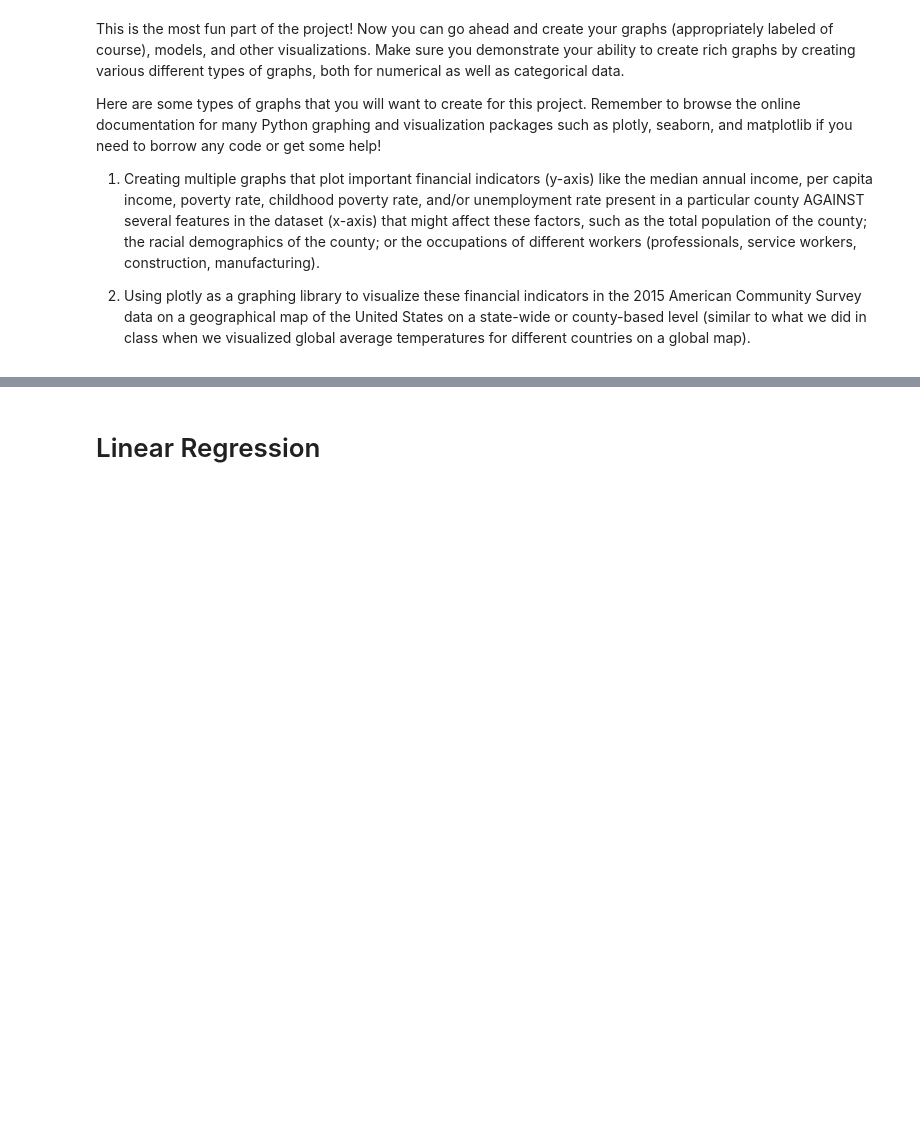
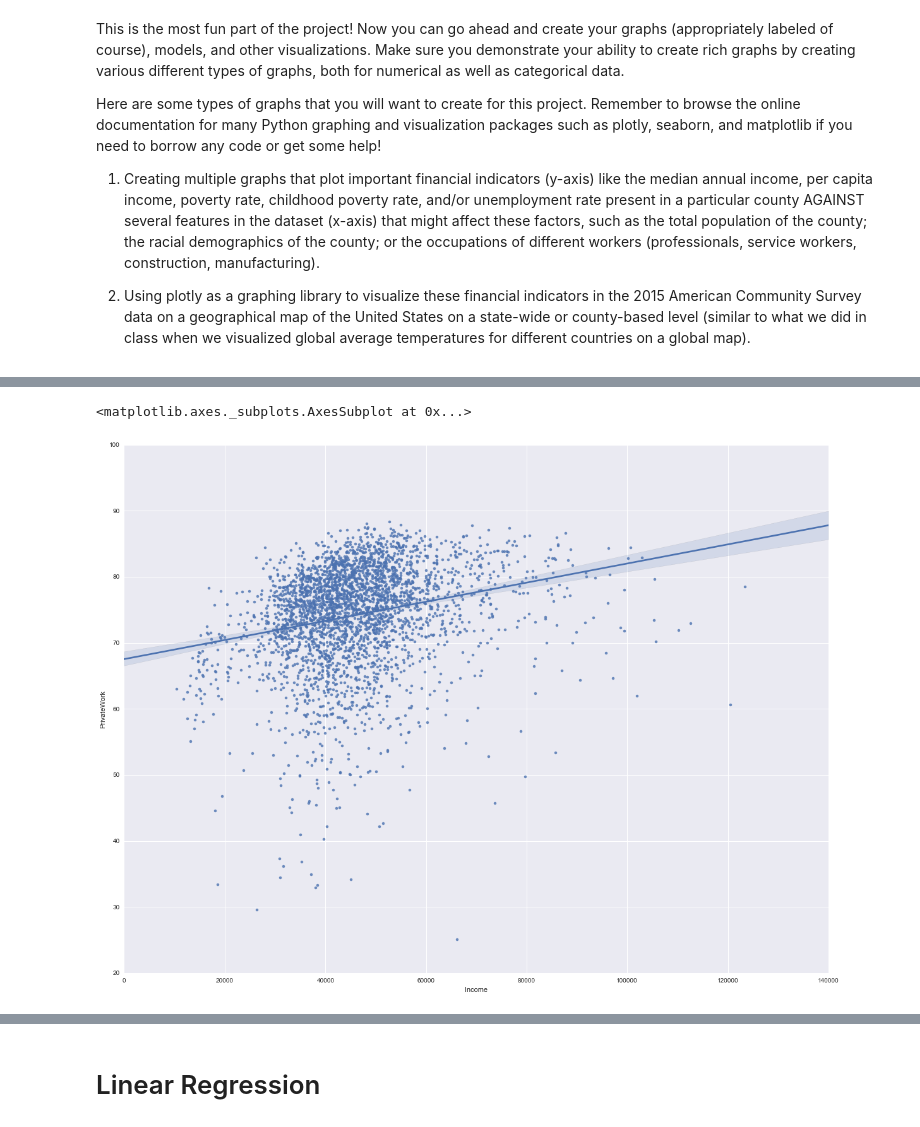
Before and after one commit to tbates1996/MLD-Regression-Model, a Jupyter notebook: Project 1 Skeleton Code.ipynb, the cells around one changed output, grey strips where cells are left out. Saved outputs shown, nothing was run; the diff lists cells and outputs as text; code cells hidden in the pictures; blank space fills up the shorter version.

```diff
--- a/Project 1 Skeleton Code.ipynb
+++ b/Project 1 Skeleton Code.ipynb
@@ -45,0 +56,6 @@ Here are some types of graphs that you will want to create for this project. Rem
+# %%
+plt.subplots(figsize=(20,15))
+sns.regplot(x="Income", y="PrivateWork", data=df)
+# %% [output]
+<matplotlib.axes._subplots.AxesSubplot at 0x...>
+[figure, added]
```
Also changed, not shown: parts of 6 cells of this notebook, 1 other file.
